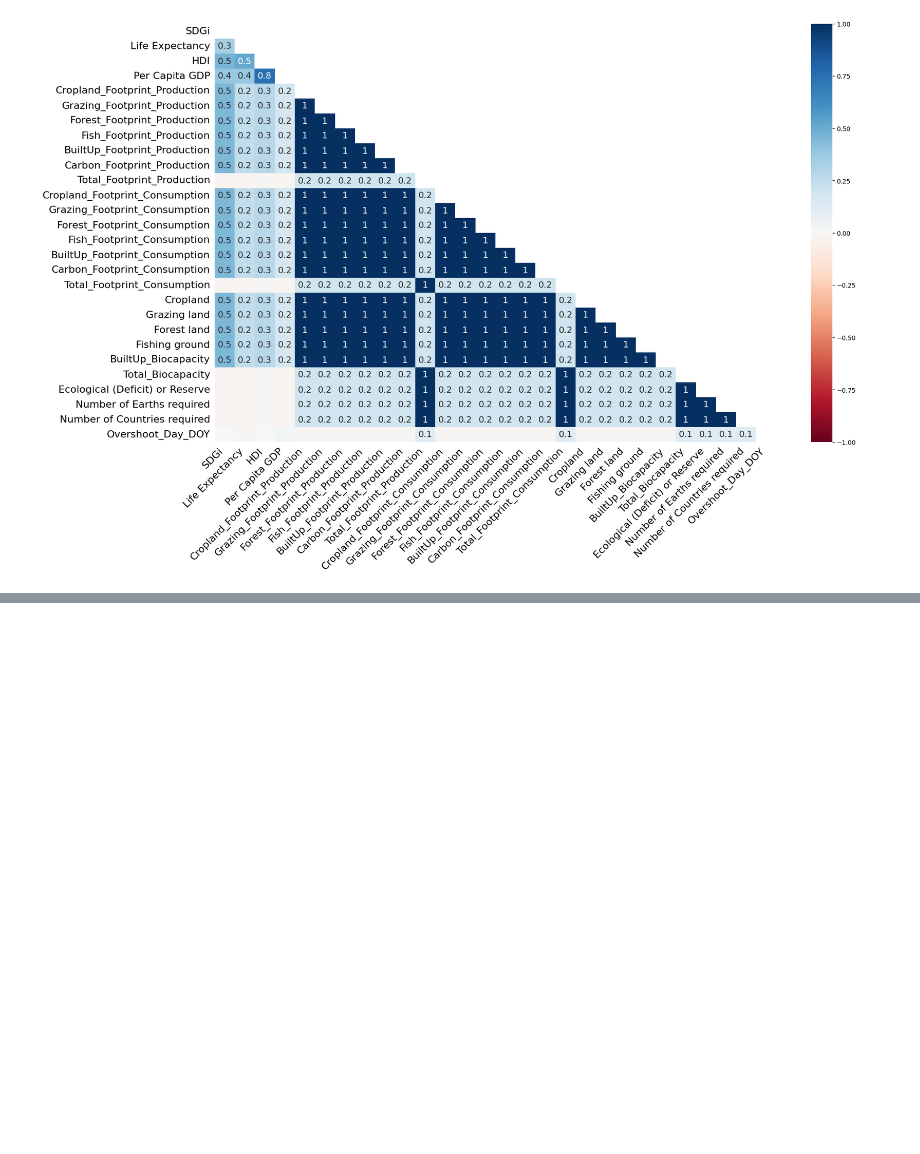
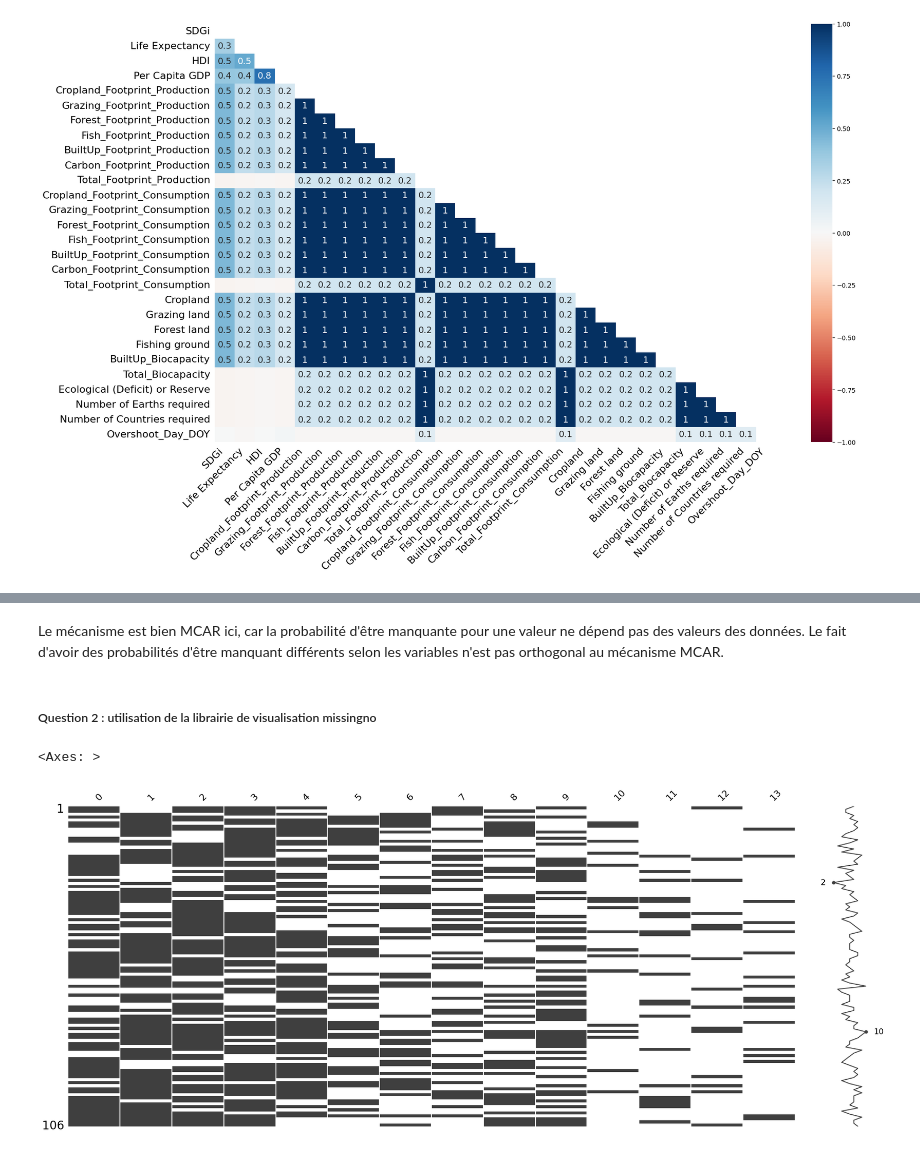
Before and after one commit to anna-cochat/Data_NA_project, a Jupyter notebook: missingno_vis.ipynb, the cells around one changed output, grey strips where cells are left out. Saved outputs shown, nothing was run; the diff lists cells and outputs as text; code cells hidden in the pictures; blank space fills up the shorter version.

Commit message:
Avancée missingno

```diff
--- a/missingno_vis.ipynb
+++ b/missingno_vis.ipynb
@@ -73,0 +135,22 @@ Globalement: On voit qu'il y a beaucoup de 1 dans notre matrice => beaucoup de d
+# %%
+features_names=[
+    'SDGi',
+    'Life Expectancy',
+    'HDI',
+    'Per Capita GDP',
+    'Population (millions)',
+    'Cropland_Footprint_Production',
+    'BuiltUp_Footprint_Production',
+    'Cropland_Footprint_Consumption',
+    'Forest_Footprint_Consumption',
+    'Fish_Footprint_Consumption',
+    'Cropland',
+    'Grazing land',
+    #'Ecological (Deficit) or Reserve',
+    #'Number of Earths required',
+    'Income Group_HI',
+    'Region_Other Europe'
+]
+# %%
+xfull=df_wo_NA[features_names]
+Y = df_wo_NA["Overshoot_Day_DOY"]
@@ -73,0 +166,2 @@ Globalement: On voit qu'il y a beaucoup de 1 dans notre matrice => beaucoup de d
+# %%
+n, d = xfull.shape
@@ -73,0 +180,12 @@ Globalement: On voit qu'il y a beaucoup de 1 dans notre matrice => beaucoup de d
+# %%
+p = [0.3, 0.6, 0.8]
+xmiss = np.copy(xfull)
+for j in range(5):
+  miss_id = np.random.uniform(0, 1, size=n) < p[0]
+  xmiss[miss_id, j] = np.nan
+for j in range(5, 10):
+  miss_id = np.random.uniform(0, 1, size=n) < p[1]
+  xmiss[miss_id, j] = np.nan
+for j in range(10, 14):
+  miss_id = np.random.uniform(0, 1, size=n) < p[2]
+  xmiss[miss_id, j] = np.nan
@@ -73,0 +201,9 @@ Globalement: On voit qu'il y a beaucoup de 1 dans notre matrice => beaucoup de d
+# %% [markdown]
+Le mécanisme est bien MCAR ici, car la probabilité d'être manquante pour une valeur ne dépend pas des valeurs des données. Le fait d'avoir des probabilités d'être manquant différents selon les variables n'est pas orthogonal au mécanisme MCAR.
+# %% [markdown]
+##### Question 2 : utilisation de la librairie de visualisation missingno
+# %%
+msno.matrix(pd.DataFrame(xmiss))
+# %% [output]
+<Axes: >
+[figure, added]
```
Also changed, not shown: parts of 18 cells of this notebook.
